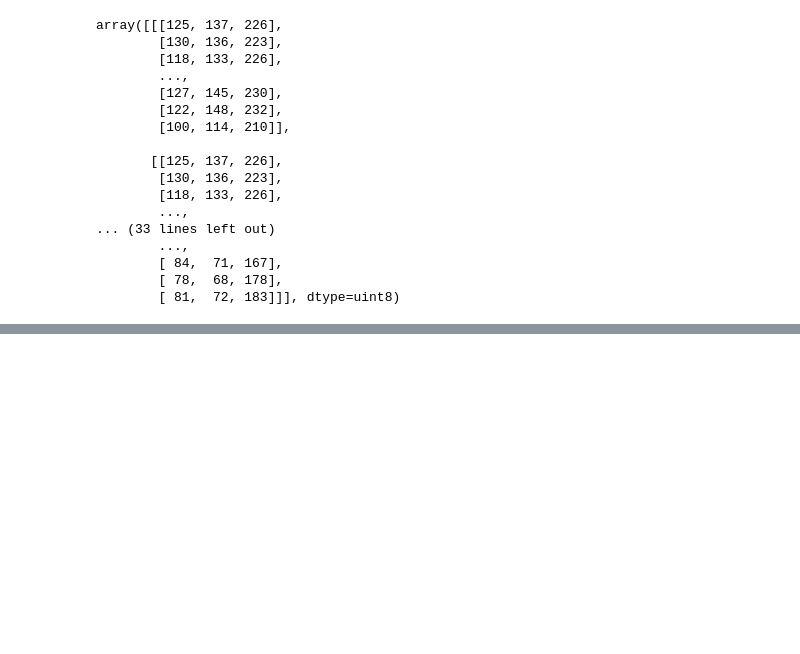
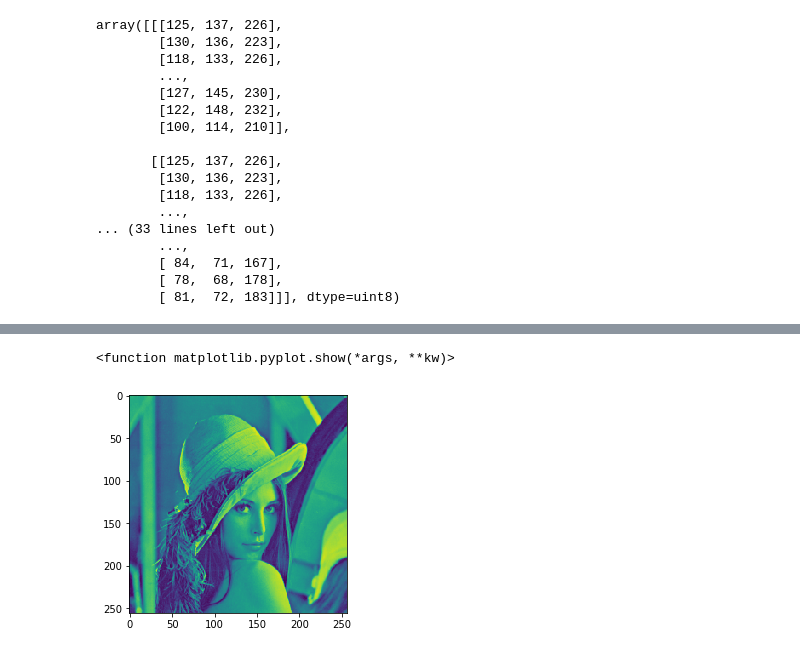
Before and after one commit to navarmn/Lecture_PDI, a Jupyter notebook: L_01_Softwares/Python/notebook_01__how_to.ipynb, the cells around one changed output, grey strips where cells are left out. Cells and saved outputs as stored; diff of their text form; code cells hidden in the pictures; blank space fills up the shorter version.

```diff
--- a/L_01_Softwares/Python/notebook_01__how_to.ipynb
+++ b/L_01_Softwares/Python/notebook_01__how_to.ipynb
@@ -30,0 +47,3 @@ array([[[125, 137, 226],
+# %%
+img = cv2.imread('../figs/lena_color_256.tif', cv2.IMREAD_GRAYSCALE)
+img
@@ -30,0 +58,7 @@ array([[[125, 137, 226],
+# %%
+plt.imshow(img)
+# plt.imshow(img, 'gray')
+plt.show
+# %% [output]
+<function matplotlib.pyplot.show(*args, **kw)>
+[figure, added]
```
Also changed, not shown: parts of 7 cells of this notebook, 1 other file.
